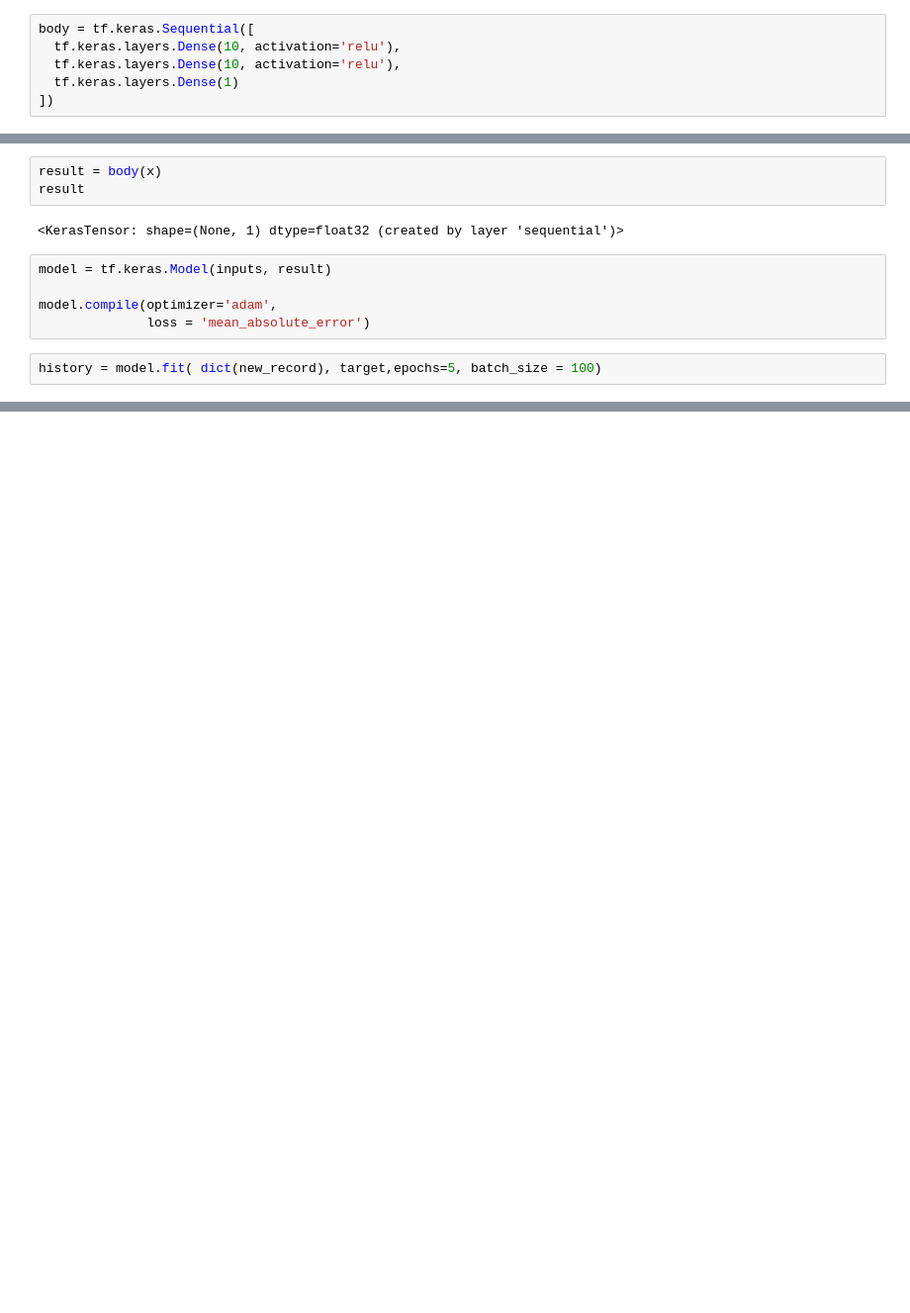
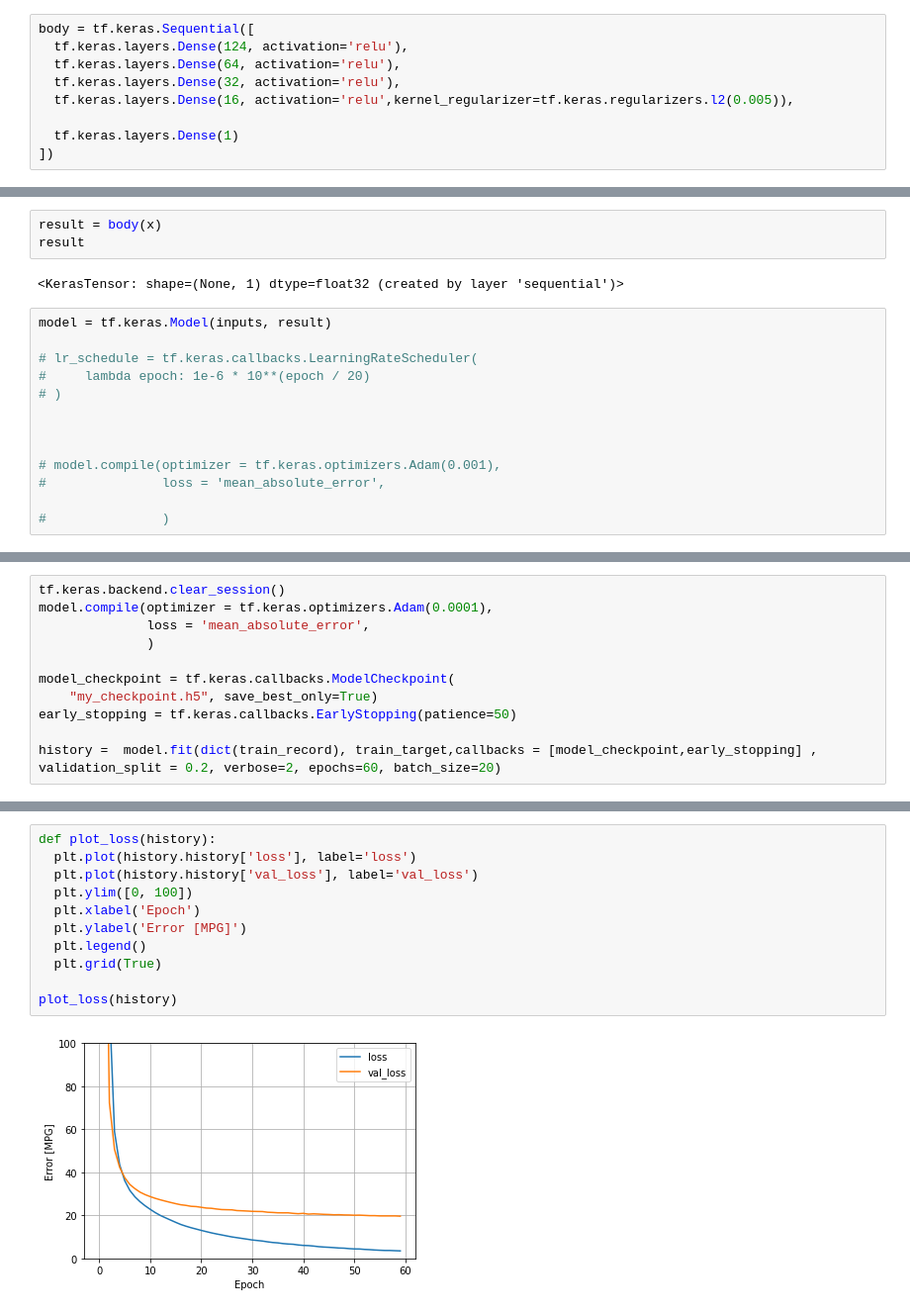
Before and after one commit to TharinduGee/Prediction_Models, a Jupyter notebook: Carbon_Emission_Predictor_Full_Model.ipynb, the cells around one changed output, grey strips where cells are left out. Shown at 99% size. Cells and saved outputs as stored; diff of their text form; blank space fills up the shorter version.

```diff
--- a/Carbon_Emission_Predictor_Full_Model.ipynb
+++ b/Carbon_Emission_Predictor_Full_Model.ipynb
@@ -199,7 +140,10 @@ tf.keras.utils.plot_model(preprocessor, rankdir="LR", show_shapes=True)
 # %%
 body = tf.keras.Sequential([
-  tf.keras.layers.Dense(10, activation='relu'),
-  tf.keras.layers.Dense(10, activation='relu'),
+  tf.keras.layers.Dense(124, activation='relu'),
+  tf.keras.layers.Dense(64, activation='relu'),
+  tf.keras.layers.Dense(32, activation='relu'),
+  tf.keras.layers.Dense(16, activation='relu',kernel_regularizer=tf.keras.regularizers.l2(0.005)),
+
   tf.keras.layers.Dense(1)
 ])
 # %%
@@ -215,7 +159,13 @@ result
 # %%
 model = tf.keras.Model(inputs, result)
 
-model.compile(optimizer='adam',
-              loss = 'mean_absolute_error')
+# lr_schedule = tf.keras.callbacks.LearningRateScheduler(
+#     lambda epoch: 1e-6 * 10**(epoch / 20)
+# )
+
+
+
+# model.compile(optimizer = tf.keras.optimizers.Adam(0.001),
+#               loss = 'mean_absolute_error',
+
+#               )
-# %%
-history = model.fit( dict(new_record), target,epochs=5, batch_size = 100)
@@ -234,0 +177,11 @@ model.summary()
+# %%
+tf.keras.backend.clear_session()
+model.compile(optimizer = tf.keras.optimizers.Adam(0.0001),
+              loss = 'mean_absolute_error',
+              )
+
+model_checkpoint = tf.keras.callbacks.ModelCheckpoint(
+    "my_checkpoint.h5", save_best_only=True)
+early_stopping = tf.keras.callbacks.EarlyStopping(patience=50)
+
+history =  model.fit(dict(train_record), train_target,callbacks = [model_checkpoint,early_stopping] , validation_split = 0.2, verbose=2, epochs=60, batch_size=20)
@@ -234,0 +206,13 @@ model.summary()
+# %%
+def plot_loss(history):
+  plt.plot(history.history['loss'], label='loss')
+  plt.plot(history.history['val_loss'], label='val_loss')
+  plt.ylim([0, 100])
+  plt.xlabel('Epoch')
+  plt.ylabel('Error [MPG]')
+  plt.legend()
+  plt.grid(True)
+
+plot_loss(history)
+# %% [output]
+[figure, added]
```
Also changed, not shown: parts of 32 cells of this notebook.
